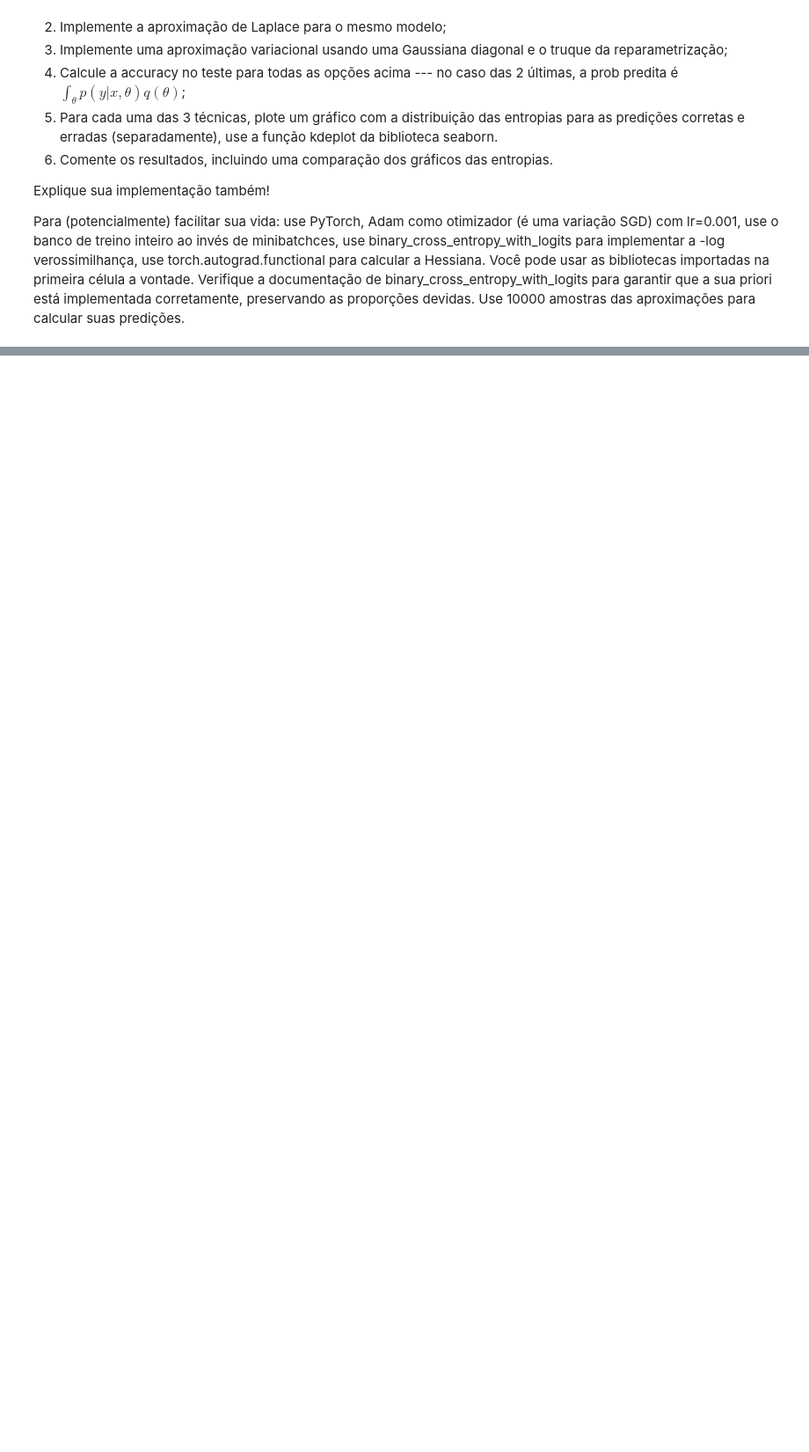
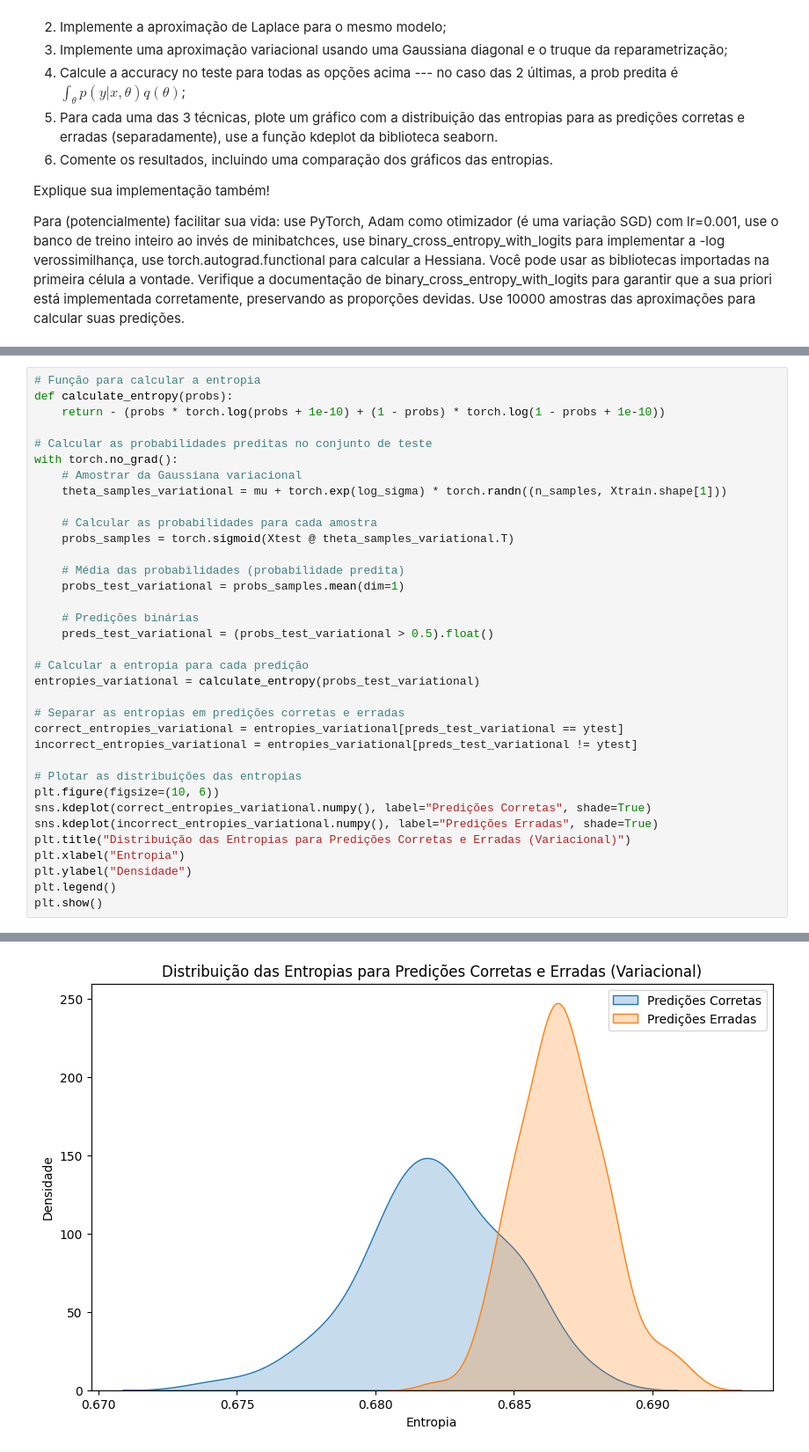
Before and after one commit to G-mikael/Lista_Machine_Learning, a Jupyter notebook: HW1.ipynb, the cells around one changed output, grey strips where cells are left out. Shown at 88% size. Cells and saved outputs as stored; diff of their text form; blank space fills up the shorter version.

```diff
--- a/HW1.ipynb
+++ b/HW1.ipynb
@@ -449,0 +666,36 @@ NameError: name 'load_breast_cancer' is not defined
+# %%
+# Função para calcular a entropia
+def calculate_entropy(probs):
+    return - (probs * torch.log(probs + 1e-10) + (1 - probs) * torch.log(1 - probs + 1e-10))
+
+# Calcular as probabilidades preditas no conjunto de teste
+with torch.no_grad():
+    # Amostrar da Gaussiana variacional
+    theta_samples_variational = mu + torch.exp(log_sigma) * torch.randn((n_samples, Xtrain.shape[1]))
+
+    # Calcular as probabilidades para cada amostra
+    probs_samples = torch.sigmoid(Xtest @ theta_samples_variational.T)
+
+    # Média das probabilidades (probabilidade predita)
+    probs_test_variational = probs_samples.mean(dim=1)
+
+    # Predições binárias
+    preds_test_variational = (probs_test_variational > 0.5).float()
+
+# Calcular a entropia para cada predição
+entropies_variational = calculate_entropy(probs_test_variational)
+
+# Separar as entropias em predições corretas e erradas
+correct_entropies_variational = entropies_variational[preds_test_variational == ytest]
+incorrect_entropies_variational = entropies_variational[preds_test_variational != ytest]
+
+# Plotar as distribuições das entropias
+plt.figure(figsize=(10, 6))
+sns.kdeplot(correct_entropies_variational.numpy(), label="Predições Corretas", shade=True)
+sns.kdeplot(incorrect_entropies_variational.numpy(), label="Predições Erradas", shade=True)
+plt.title("Distribuição das Entropias para Predições Corretas e Erradas (Variacional)")
+plt.xlabel("Entropia")
+plt.ylabel("Densidade")
+plt.legend()
+plt.show()
+# %% [output]
@@ -449,0 +711 @@ NameError: name 'load_breast_cancer' is not defined
+[figure, added]
```
Also changed, not shown: parts of 23 cells of this notebook.
